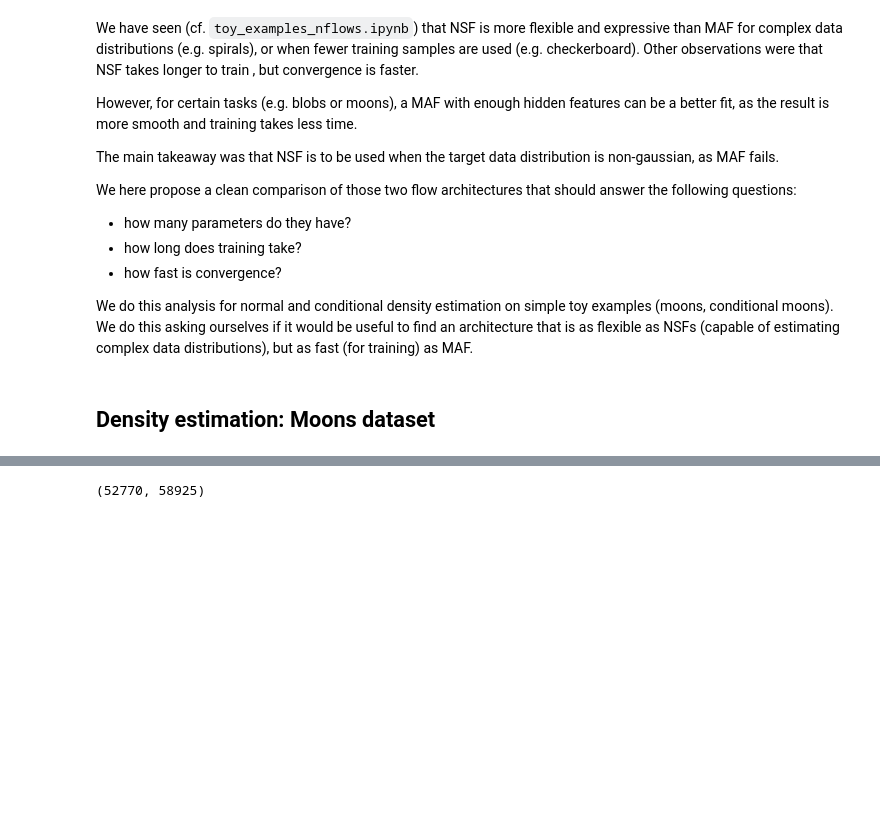
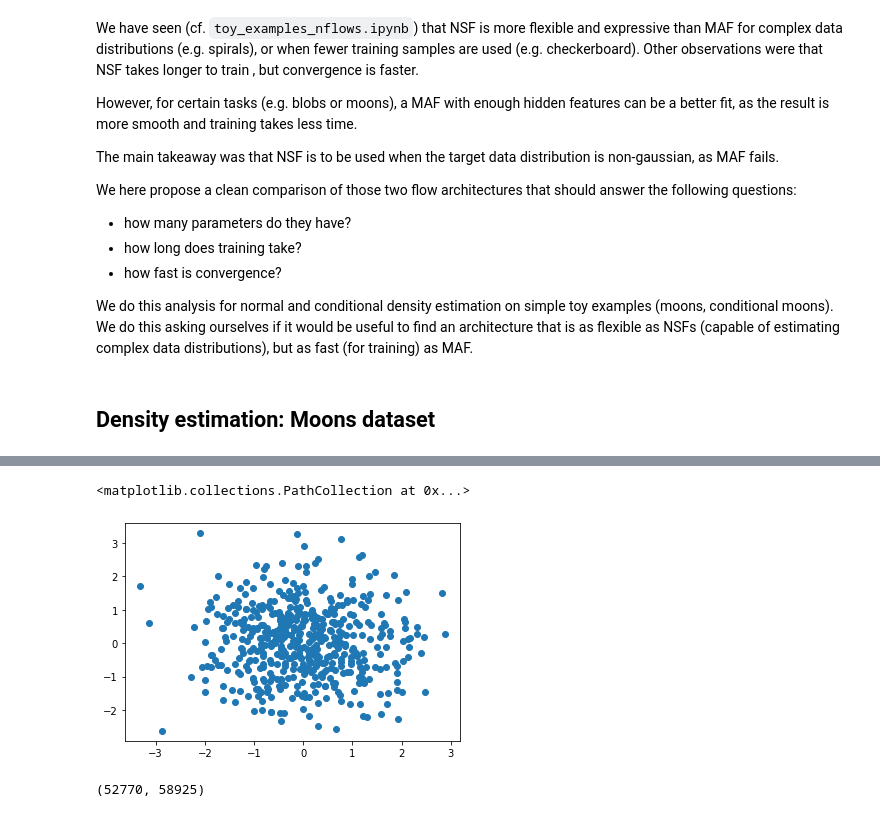
Before and after one commit to JuliaLinhart/NormalizingFlows, a Jupyter notebook: notebooks/MAFvsNSF.ipynb, the cells around one changed output, grey strips where cells are left out. Saved outputs shown, nothing was run; the diff lists cells and outputs as text; code cells hidden in the pictures; blank space fills up the shorter version.

```diff
--- a/notebooks/MAFvsNSF.ipynb
+++ b/notebooks/MAFvsNSF.ipynb
@@ -46,3 +58,9 @@ nsf_small = construct_nsf(x_samples_small, hidden_features=50, num_bins = 10)
+# %%
+import matplotlib.pyplot as plt
+plt.scatter(x_samples_small_guass[:,0],x_samples_small_guass[:,1])
+# %% [output]
+<matplotlib.collections.PathCollection at 0x...>
+[figure, added]
 # %%
 # Count parameters
 def count_parameters(model): return sum(p.numel() for p in model.parameters() if p.requires_grad)
```
Also changed, not shown: parts of 2 cells of this notebook, 1 other file.
